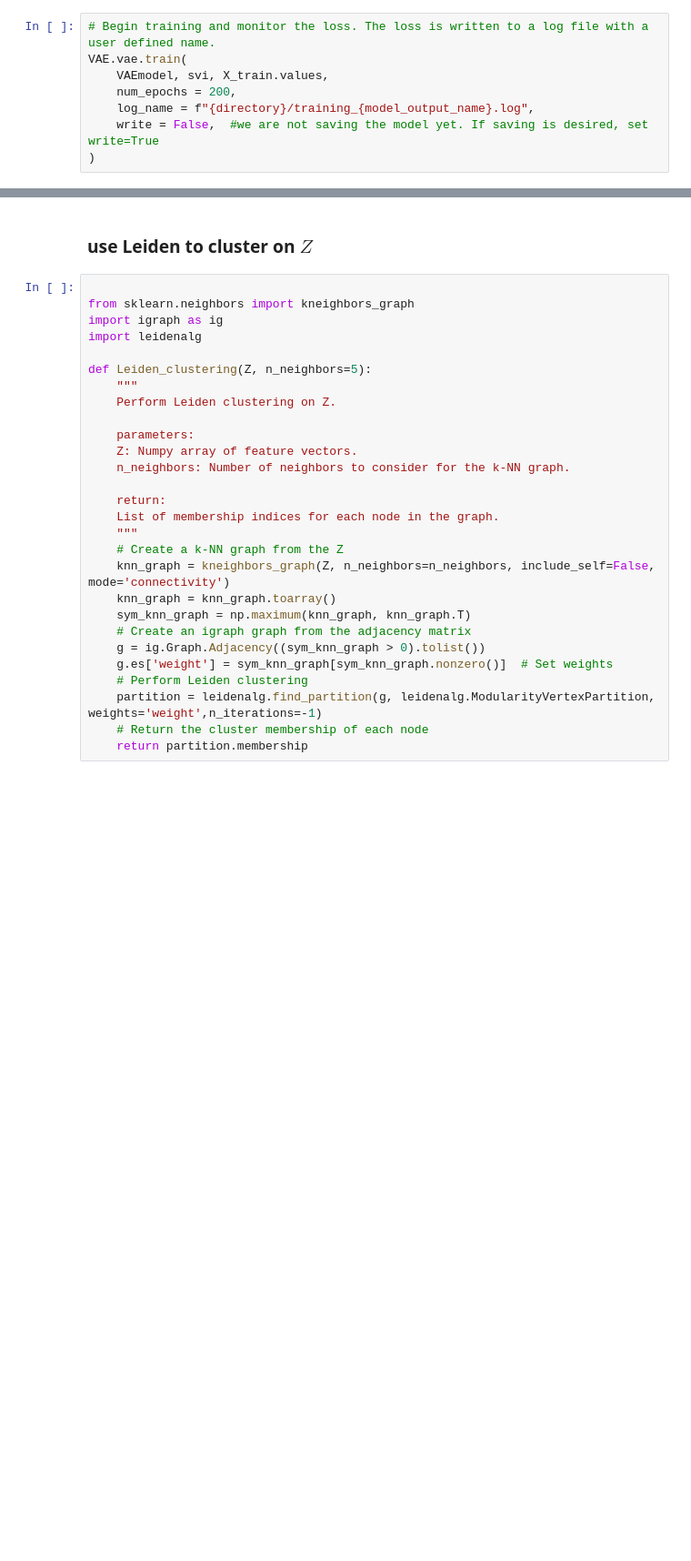
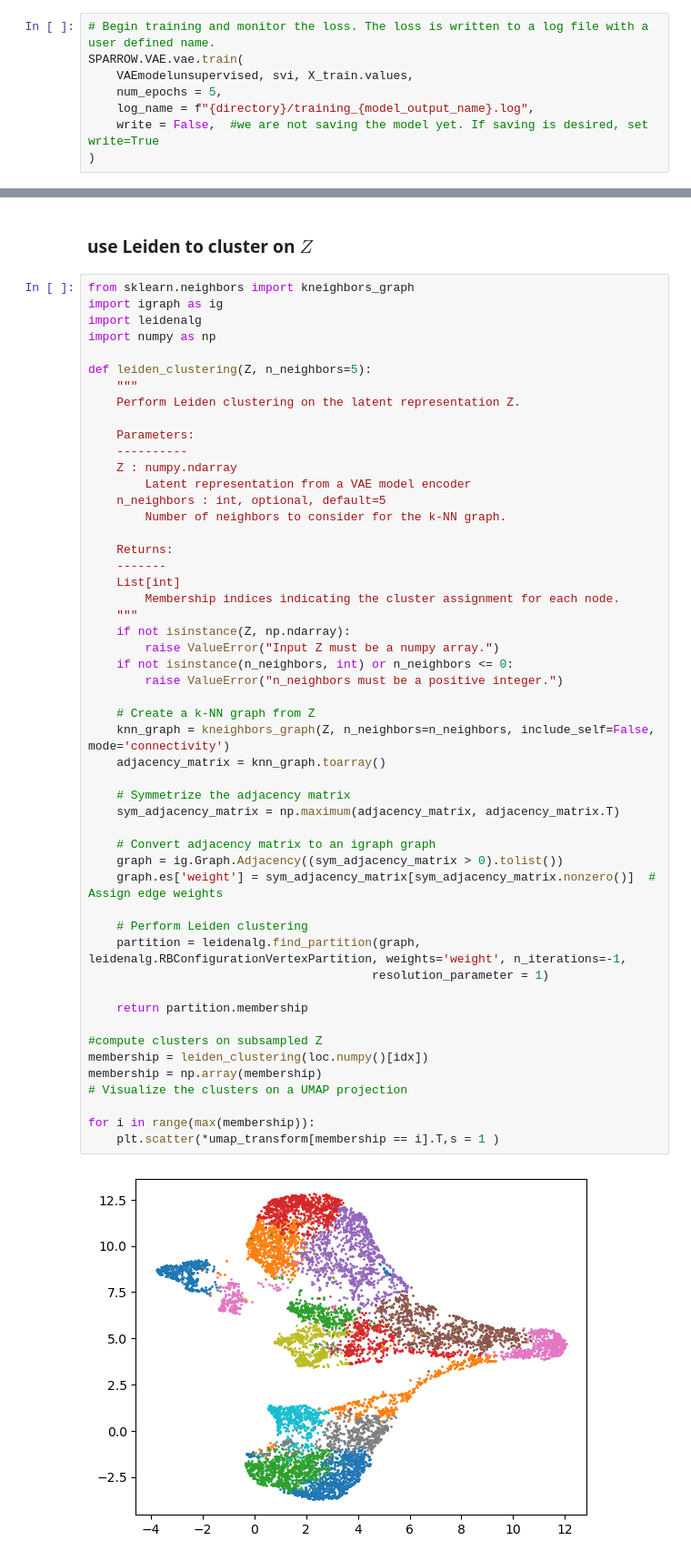
Before and after one commit to aifimmunology/SPARROW, a Jupyter notebook: 03_Train_VAE.ipynb, the cells around one changed output, grey strips where cells are left out. Shown at 91% size. Saved outputs shown, nothing was run; the diff lists cells and outputs as text; blank space fills up the shorter version.

```diff
--- a/03_Train_VAE.ipynb
+++ b/03_Train_VAE.ipynb
@@ -232,9 +237,9 @@ svi = SVI(
 )
 # %%
 # Begin training and monitor the loss. The loss is written to a log file with a user defined name.
-VAE.vae.train(
-    VAEmodel, svi, X_train.values,
-    num_epochs = 200,
+SPARROW.VAE.vae.train(
+    VAEmodelunsupervised, svi, X_train.values,
+    num_epochs = 5,
     log_name = f"{directory}/training_{model_output_name}.log",
     write = False,  #we are not saving the model yet. If saving is desired, set write=True
 )
@@ -250,30 +260,55 @@ celltypelabels = logits.argmax(axis=1)
 # %% [markdown]
 ### use Leiden to cluster on $Z$
 # %%
-
 from sklearn.neighbors import kneighbors_graph
 import igraph as ig
 import leidenalg
+import numpy as np
 
-def Leiden_clustering(Z, n_neighbors=5):
+def leiden_clustering(Z, n_neighbors=5):
     """
-    Perform Leiden clustering on Z.
+    Perform Leiden clustering on the latent representation Z.
 
-    parameters:
-    Z: Numpy array of feature vectors.
-    n_neighbors: Number of neighbors to consider for the k-NN graph.
+    Parameters:
+    ----------
+    Z : numpy.ndarray
+        Latent representation from a VAE model encoder
+    n_neighbors : int, optional, default=5
+        Number of neighbors to consider for the k-NN graph.
 
-    return:
-    List of membership indices for each node in the graph.
+    Returns:
+    -------
+    List[int]
+        Membership indices indicating the cluster assignment for each node.
     """
-    # Create a k-NN graph from the Z
+    if not isinstance(Z, np.ndarray):
+        raise ValueError("Input Z must be a numpy array.")
+    if not isinstance(n_neighbors, int) or n_neighbors <= 0:
+        raise ValueError("n_neighbors must be a positive integer.")
+
+    # Create a k-NN graph from Z
     knn_graph = kneighbors_graph(Z, n_neighbors=n_neighbors, include_self=False, mode='connectivity')
-    knn_graph = knn_graph.toarray()
-    sym_knn_graph = np.maximum(knn_graph, knn_graph.T)
-    # Create an igraph graph from the adjacency matrix
-    g = ig.Graph.Adjacency((sym_knn_graph > 0).tolist())
-    g.es['weight'] = sym_knn_graph[sym_knn_graph.nonzero()]  # Set weights
+    adjacency_matrix = knn_graph.toarray()
+
+    # Symmetrize the adjacency matrix
+    sym_adjacency_matrix = np.maximum(adjacency_matrix, adjacency_matrix.T)
+
+    # Convert adjacency matrix to an igraph graph
+    graph = ig.Graph.Adjacency((sym_adjacency_matrix > 0).tolist())
+    graph.es['weight'] = sym_adjacency_matrix[sym_adjacency_matrix.nonzero()]  # Assign edge weights
+
     # Perform Leiden clustering
-    partition = leidenalg.find_partition(g, leidenalg.ModularityVertexPartition, weights='weight',n_iterations=-1)
-    # Return the cluster membership of each node
+    partition = leidenalg.find_partition(graph, leidenalg.RBConfigurationVertexPartition, weights='weight', n_iterations=-1,
+                                        resolution_parameter = 1)
+
     return partition.membership
+
+#compute clusters on subsampled Z
+membership = leiden_clustering(loc.numpy()[idx])
+membership = np.array(membership)
+# Visualize the clusters on a UMAP projection
+
+for i in range(max(membership)):
+    plt.scatter(*umap_transform[membership == i].T,s = 1 )
+# %% [output]
+[figure, added]
```
Also changed, not shown: parts of 26 cells of this notebook, 2 other files.
